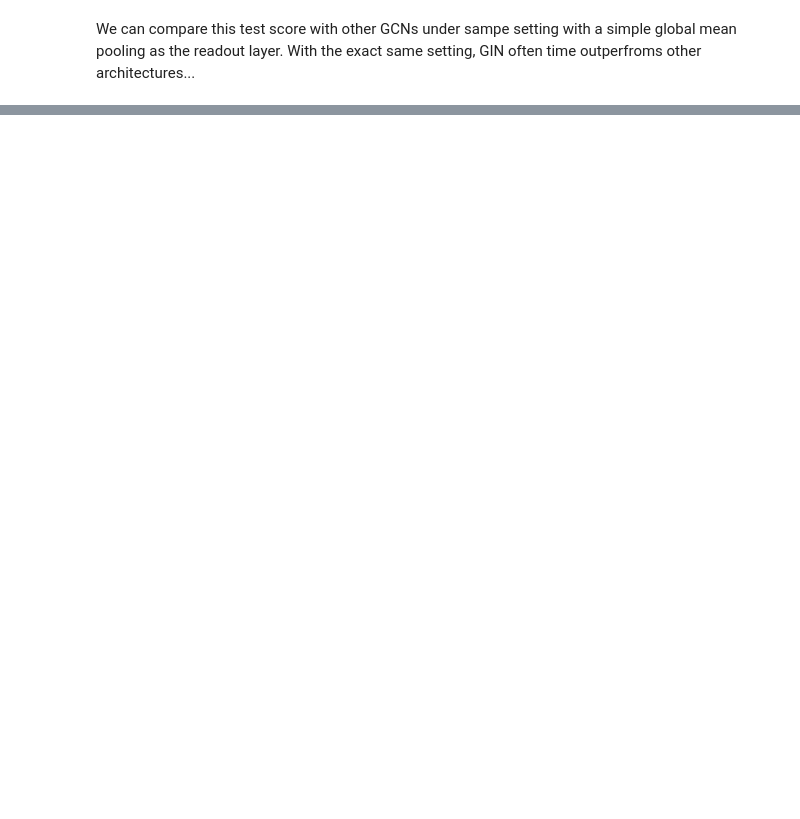
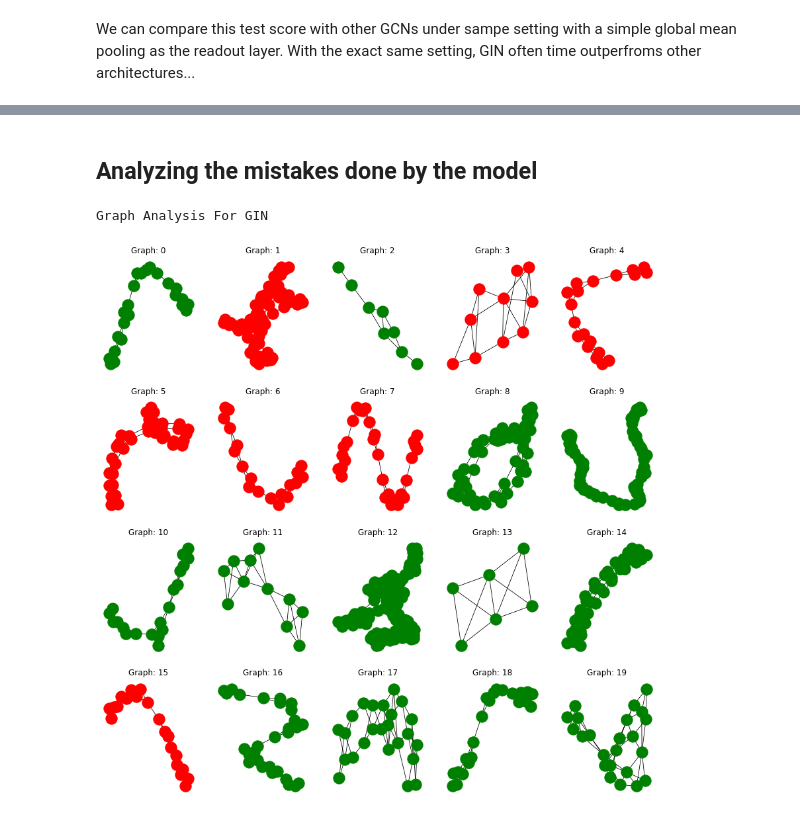
Before and after one commit to VimukthiRandika1997/Research-Project, a Jupyter notebook: Trial-05.ipynb, the cells around one changed output, grey strips where cells are left out. Drawn from its saved outputs; the diff is of its cells as text; code cells hidden in the pictures; blank space fills up the shorter version.

Commit message:
Graph Classification with GIN-Ensemble model

```diff
--- a/Trial-05.ipynb
+++ b/Trial-05.ipynb
@@ -147,10 +201,17 @@ class GIN(torch.nn.Module):
 def accuracy(pred_y, y):
     return ((pred_y == y).sum() / len(y)).item()
 
-def train(model, loader):
+def train(model, loader, epochs=100):
+    """Train and validate the model with given params
+
+    :param model:
+    :param loader:
+    :param epochs:
+    :return: model
+    """
+
     criterion = torch.nn.CrossEntropyLoss()
     optimizer = torch.optim.Adam(model.parameters(), lr=0.01)
-    epochs = 100
 
     model.train()
     for epoch in range(epochs + 1):
@@ -169,10 +230,10 @@ def train(model, loader):
 
             loss.backward()
 
-            # Valiadation
+            # Validation
             val_loss, val_acc = test(model, val_loader)
         # Print metrics every 20 epochs
-        if (epoch % 20 == 0):
+        if epoch % 20 == 0:
             print(f'Epoch {epoch:>3} \
                   | Train Loss: {total_loss:.2f} \
                   | Train Acc: {acc*100:>5.2f}% \
@@ -223,3 +295,3 @@ Let's train the model!
 # %%
-gin = train(gin, train_loader)
+gin = train(gin, train_loader, 100)
 # %% [output]
@@ -267 +354,34 @@ tensor([[-3.5728e+01,  0.0000e+00],
 torch.Size([64])
+# %% [markdown]
+## Analyzing the mistakes done by the model
+# %%
+import numpy as np
+import networkx as nx
+import matplotlib.pyplot as plt
+from torch_geometric.utils import to_networkx
+
+def draw_graphs(model, model_name):
+    print(f'Graph Analysis For {model_name}')
+    fig, ax = plt.subplots(4, 5, figsize=(15, 15))
+
+    for i, data in enumerate(dataset[-20:]):
+        # Give the color `green` if the prediction is correct, else `red` color
+        out = model(data.x, data.edge_index, data.batch)
+        color = 'green' if out.argmax(dim=1) == data.y else "red"
+
+        # Convert protein into networkx graph
+        ix = np.unravel_index(i, ax.shape)
+        ax[ix].axis('off')
+        ax[ix].set_title(f'Graph: {i}')
+        g = to_networkx(dataset[i], to_undirected=True)
+        nx.draw_networkx(g,
+                     pos=nx.spring_layout(g, seed=0),
+                     with_labels=False,
+                     node_color=color,
+                     width=0.8,
+                     ax=ax[ix])
+
+draw_graphs(gin, 'GIN')
+# %% [output]
+Graph Analysis For GIN
+[figure, added]
```
Also changed, not shown: parts of 18 cells of this notebook.
